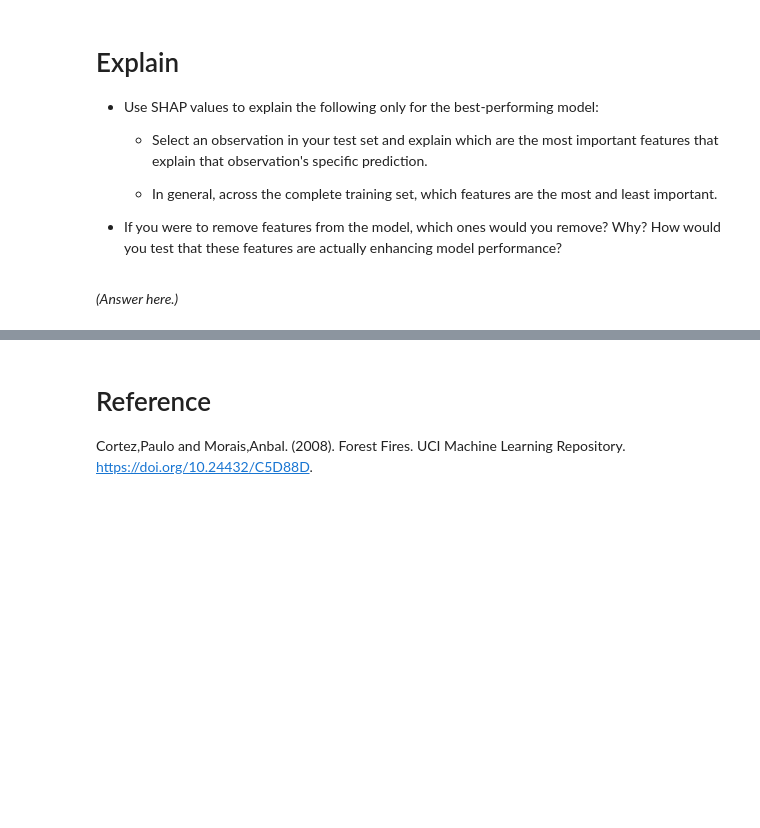
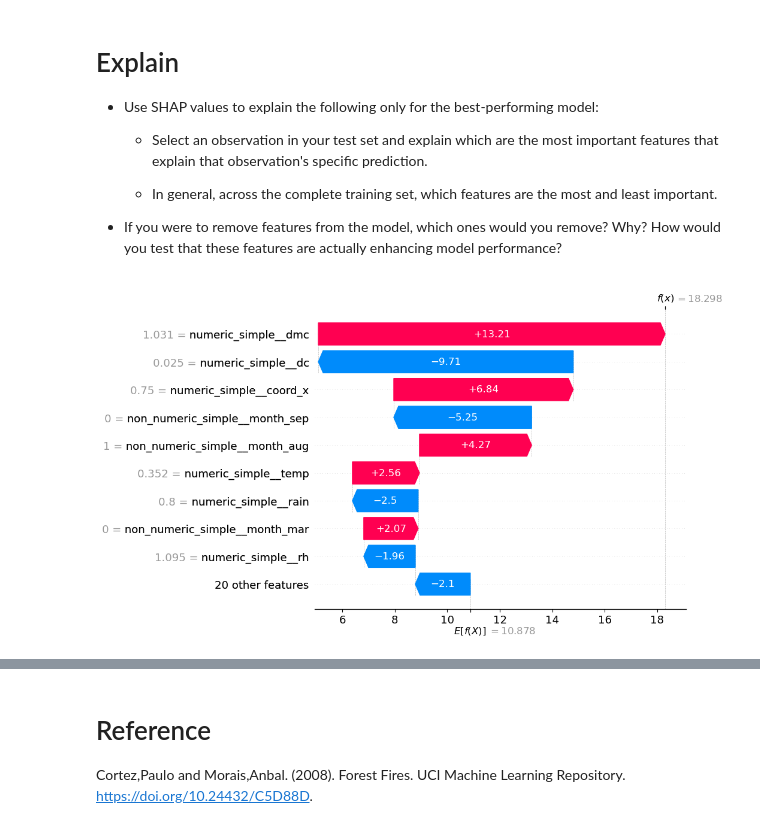
Before and after one commit to MarioKlaes/scaling_to_production, a Jupyter notebook: 08_notes/assignment_3_DRAFT.ipynb, the cells around one changed output, grey strips where cells are left out. Drawn from its saved outputs; the diff is of its cells as text; code cells hidden in the pictures; blank space fills up the shorter version.

```diff
--- a/08_notes/assignment_3_DRAFT.ipynb
+++ b/08_notes/assignment_3_DRAFT.ipynb
@@ -265,7 +253,7 @@ pipe2_non_num_columns = Pipeline([
 
 ctransform_simple2 = ColumnTransformer([
     ('numeric_simple', pipe2_num_columns, num_columns),
-    ('log_rain' , pipe2_num_column_rain , num_column_rain),
+    # ('log_rain' , pipe2_num_column_rain , num_column_rain),
     ('non_numeric_simple', pipe2_non_num_columns, non_num_columns)]
     , remainder='drop'
     )
@@ -287,11 +275,11 @@ Create a [model pipeline](https://scikit-learn.org/stable/modules/generated/skle
     - Both model choices are up to you, feel free to experiment.
 # %%
 # Pipeline A = preproc1 + baseline
-from sklearn.linear_model import LogisticRegression, LinearRegression
+from sklearn.linear_model import LogisticRegression, LinearRegression, ElasticNet
 
 pipe_A = Pipeline([
     ('preprocessing', ctransform_simple),
-    ('clf', LogisticRegression())
+    ('clf', LinearRegression())
 ])
 
 pipe_A
@@ -562,21 +597,20 @@ AttributeError: Pipeline has none of the following attributes: predict_proba.
 # %%
 # Pipeline D = preproc2 + advanced model
-scoring = ['neg_log_loss', 'accuracy', 'precision', 'recall']
-
-# The clf__tol -> parameter controls the tolerance for stopping the optimization process.
-# The clf__solver -> parameter specifies the optimization algorithm used by certain models
+scoring = ['neg_log_loss'] # ['neg_log_loss', 'accuracy', 'precision', 'recall']
 
 param_grid = {
-    'clf__bootstrap': [True , False] # smaller value means string regulatization ... 1.0 means not regularization at all
+    'clf__bootstrap': [True , False],
+    'clf__max_depth': [1,5,10,15],
+    'clf__n_estimators': [100,200,300,400,500]
     }
 
-grid_cv_B = GridSearchCV( # GridSearchCV is a brute force approach for testing all param_grid combinations
+grid_cv_D = GridSearchCV( # GridSearchCV is a brute force approach for testing all param_grid combinations
     estimator  = pipe_D,
     param_grid = param_grid,
-    scoring    = scoring,
+    # scoring    = scoring,
     cv         = 5,
-    refit = "neg_log_loss",
+    # refit = "neg_log_loss",
     return_train_score=True) # once you finish testing all, reutrn the best model according to Log Loss
 
-grid_cv_B.fit(X_train , Y_train)
+grid_cv_D.fit(X_train , Y_train)
 # %% [output]
@@ -602,5 +703,19 @@ You can try to debug the error by setting error_score='raise'.
     - In general, across the complete training set, which features are the most and least important.
 
 + If you were to remove features from the model, which ones would you remove? Why? How would you test that these features are actually enhancing model performance?
-# %% [markdown]
-*(Answer here.)*
+# %%
+import shap
+pipe_A.fit(X_train,Y_train)
+
+data_transform = pipe_A.named_steps['preprocessing'].transform(X_test)
+
+explainer = shap.explainers.Linear(
+    pipe_A.named_steps['clf'],
+    data_transform,
+    feature_names = pipe_A.named_steps['preprocessing'].get_feature_names_out())
+
+shap_values = explainer(data_transform)
+# %%
+shap.plots.waterfall(shap_values[1])
+# %% [output]
+[figure, added]
```
Also changed, not shown: parts of 25 cells of this notebook, 8 other files.
